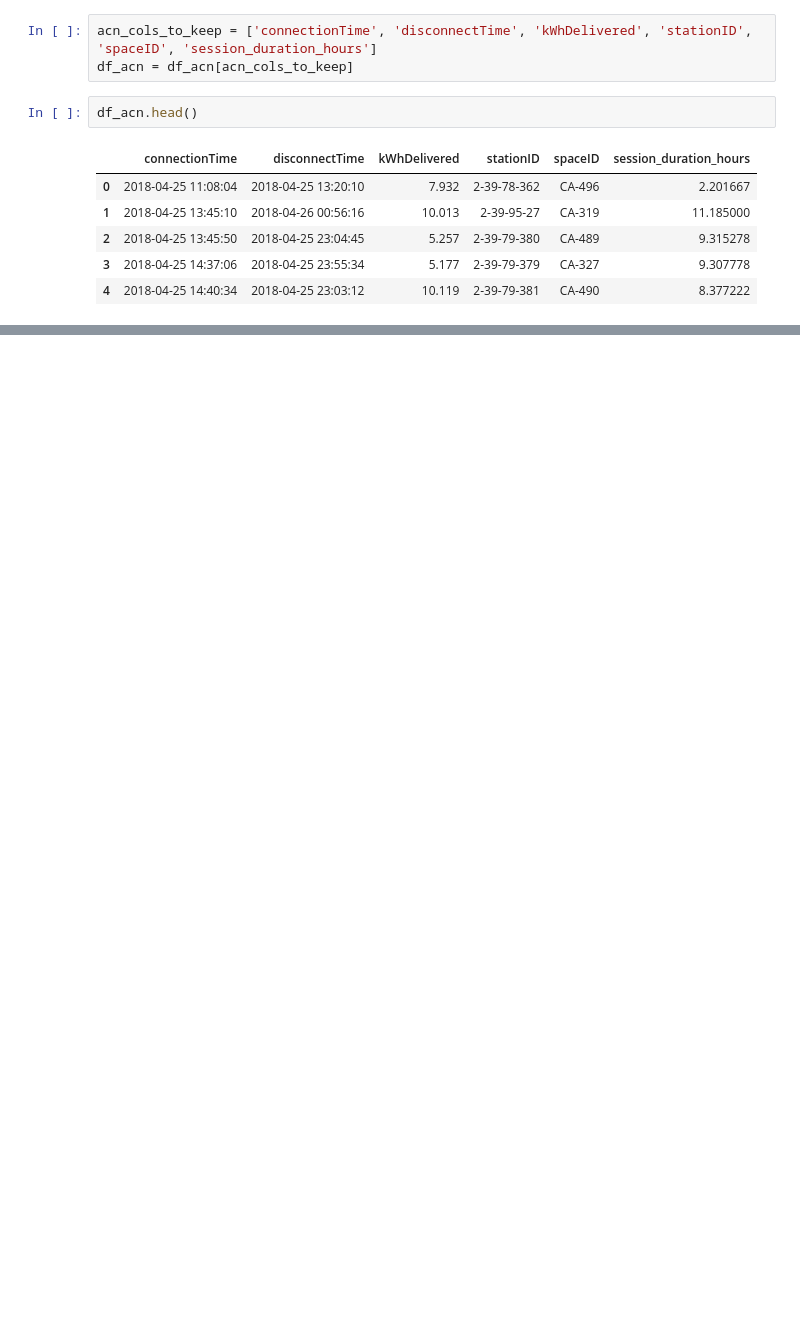
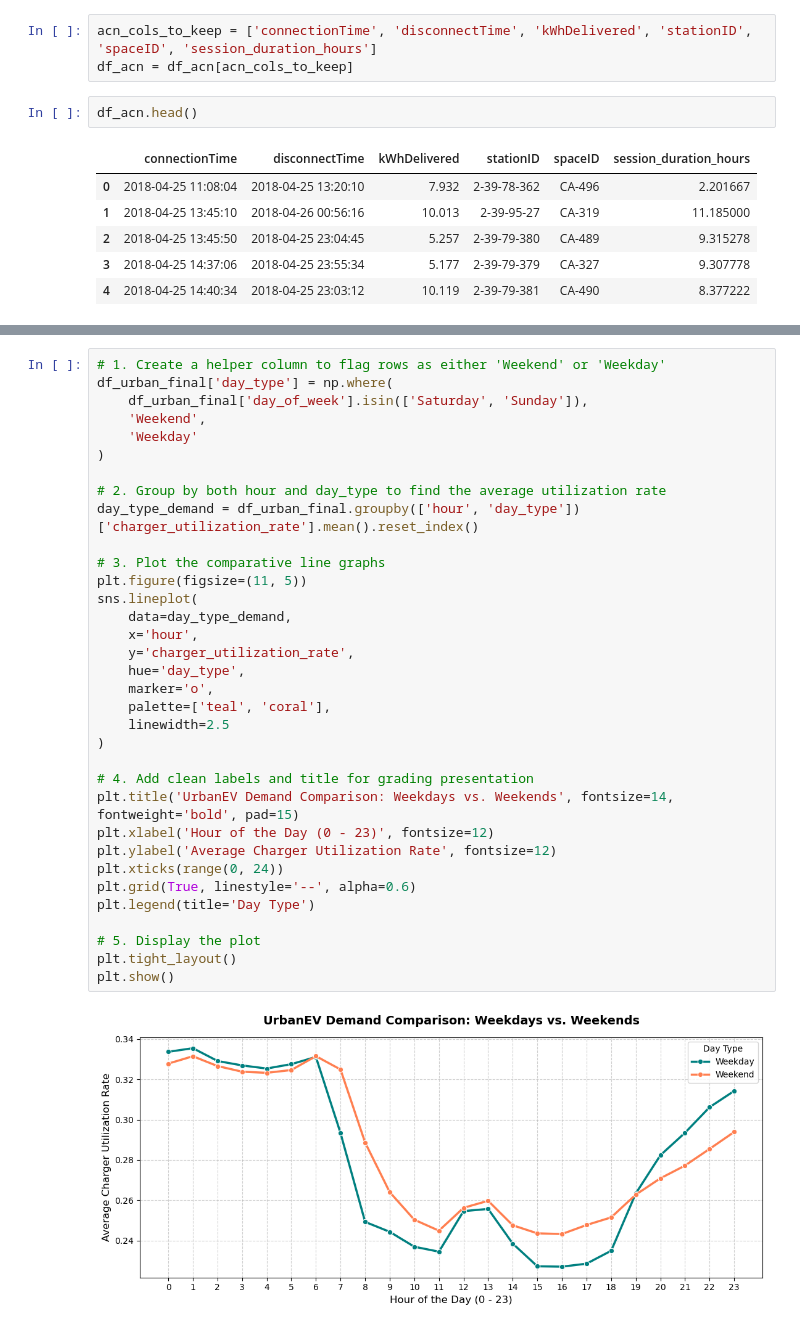
Before and after one commit to Neritya-Singh/Dynamic_Tariff_Optimization_Project, a Jupyter notebook: Project.ipynb, the cells around one changed output, grey strips where cells are left out. Cells and saved outputs as stored; diff of their text form; blank space fills up the shorter version.

```diff
--- a/Project.ipynb
+++ b/Project.ipynb
@@ -178,0 +204,36 @@ df_acn.head()
+# %%
+# 1. Create a helper column to flag rows as either 'Weekend' or 'Weekday'
+df_urban_final['day_type'] = np.where(
+    df_urban_final['day_of_week'].isin(['Saturday', 'Sunday']),
+    'Weekend',
+    'Weekday'
+)
+
+# 2. Group by both hour and day_type to find the average utilization rate
+day_type_demand = df_urban_final.groupby(['hour', 'day_type'])['charger_utilization_rate'].mean().reset_index()
+
+# 3. Plot the comparative line graphs
+plt.figure(figsize=(11, 5))
+sns.lineplot(
+    data=day_type_demand,
+    x='hour',
+    y='charger_utilization_rate',
+    hue='day_type',
+    marker='o',
+    palette=['teal', 'coral'],
+    linewidth=2.5
+)
+
+# 4. Add clean labels and title for grading presentation
+plt.title('UrbanEV Demand Comparison: Weekdays vs. Weekends', fontsize=14, fontweight='bold', pad=15)
+plt.xlabel('Hour of the Day (0 - 23)', fontsize=12)
+plt.ylabel('Average Charger Utilization Rate', fontsize=12)
+plt.xticks(range(0, 24))
+plt.grid(True, linestyle='--', alpha=0.6)
+plt.legend(title='Day Type')
+
+# 5. Display the plot
+plt.tight_layout()
+plt.show()
+# %% [output]
+[figure, added]
```
Also changed, not shown: parts of 5 cells of this notebook.
